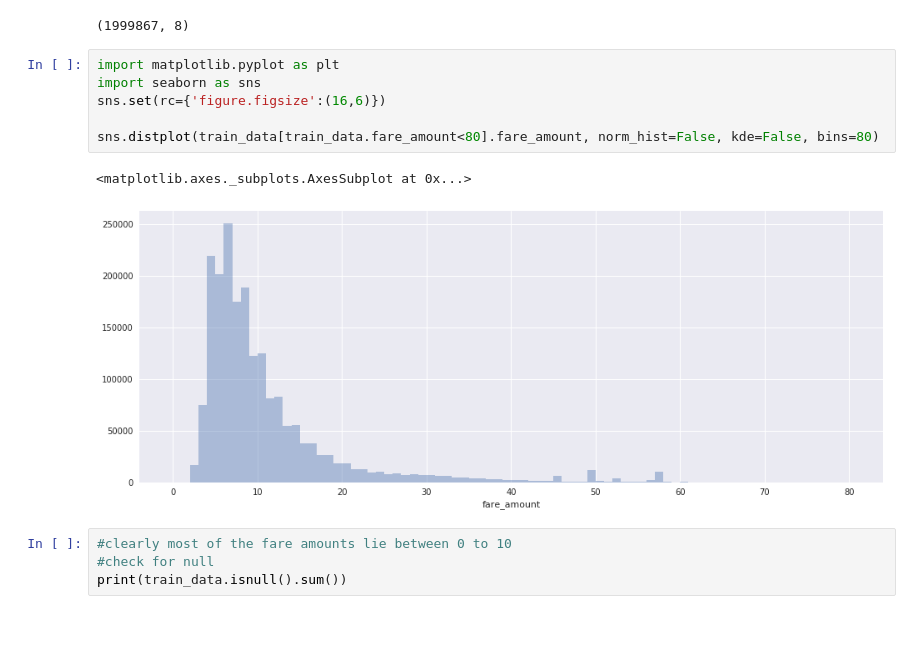
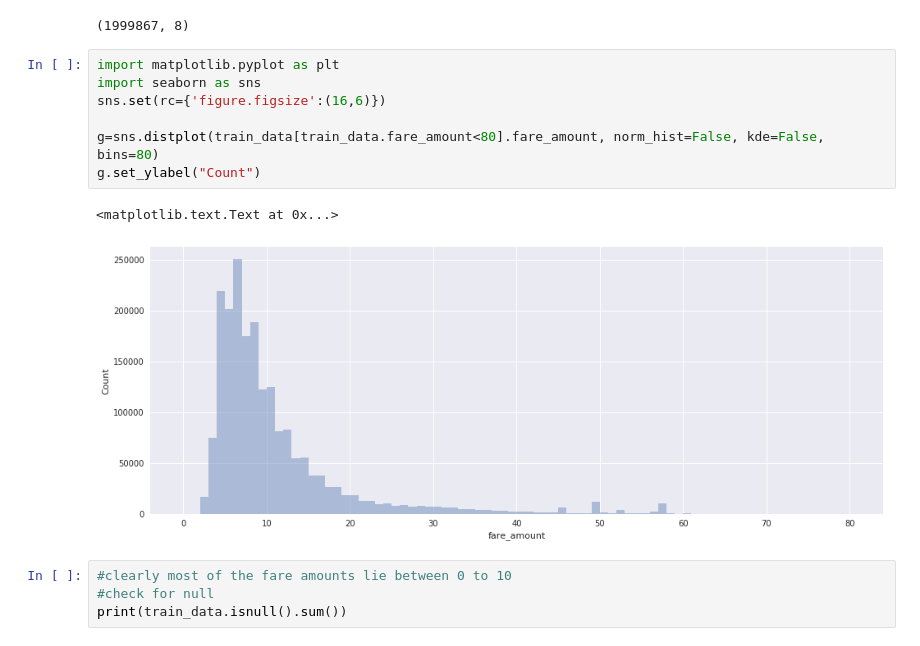
Before and after one commit to satya444/Capstone, a Jupyter notebook: NYC_TAXI_FARE_PREDICTION.ipynb, the cells around one changed output. Cells and saved outputs as stored; diff of their text form.

```diff
--- a/NYC_TAXI_FARE_PREDICTION.ipynb
+++ b/NYC_TAXI_FARE_PREDICTION.ipynb
@@ -56,12 +56,13 @@ print(train_data.shape)
 # %%
 import matplotlib.pyplot as plt
 import seaborn as sns
 sns.set(rc={'figure.figsize':(16,6)})
 
-sns.distplot(train_data[train_data.fare_amount<80].fare_amount, norm_hist=False, kde=False, bins=80)
+g=sns.distplot(train_data[train_data.fare_amount<80].fare_amount, norm_hist=False, kde=False, bins=80)
+g.set_ylabel("Count")
 # %% [output]
-<matplotlib.axes._subplots.AxesSubplot at 0x...>
+<matplotlib.text.Text at 0x...>
-[figure, old version]
+[figure, new version]
 # %%
 #clearly most of the fare amounts lie between 0 to 10
 #check for null
```
Also changed, not shown: parts of 22 cells of this notebook, 5 other files.
